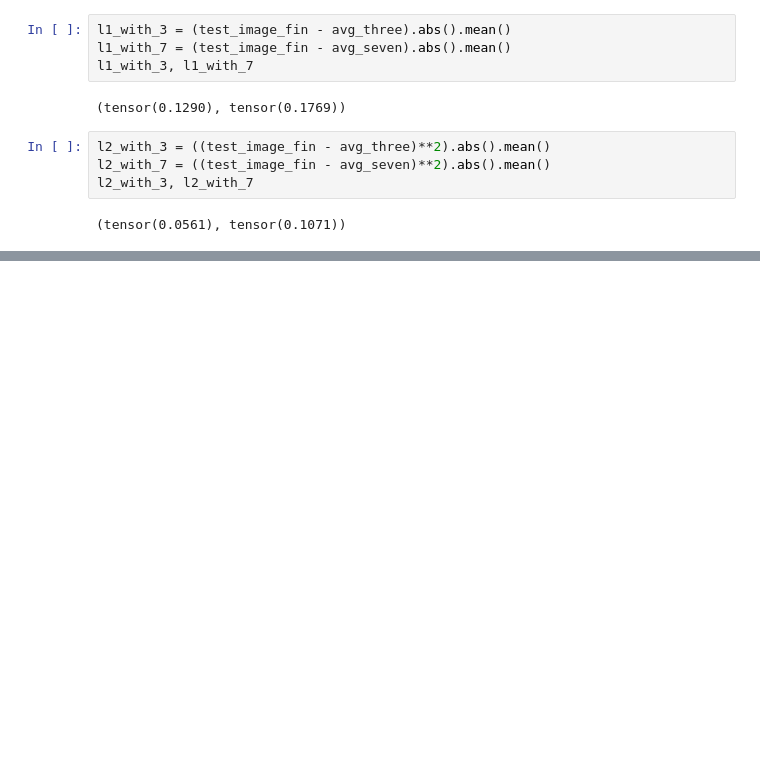
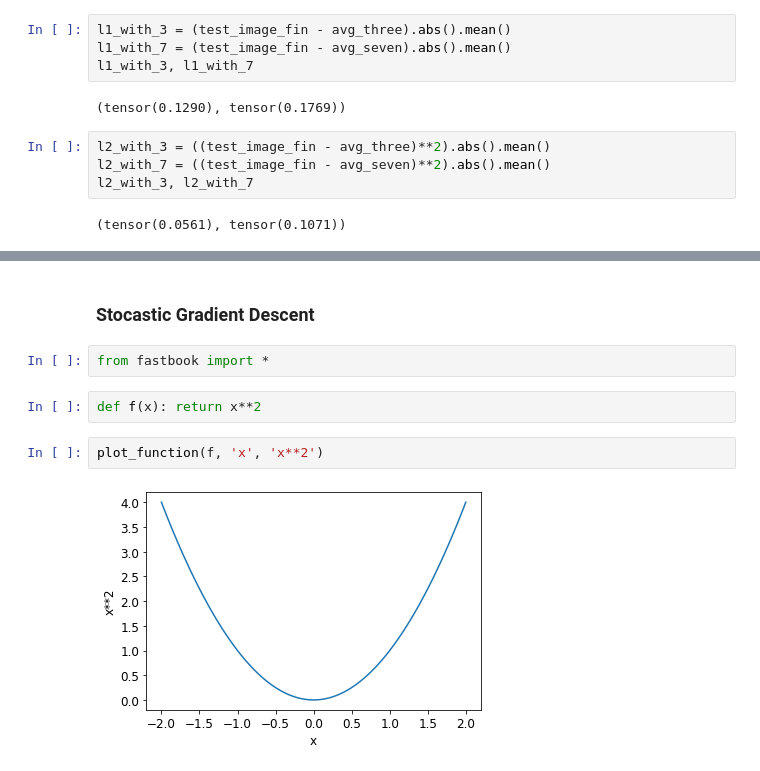
Before and after one commit to harsh1kumar/learning, a Jupyter notebook: fastai/03_mnist.ipynb, the cells around one changed output, grey strips where cells are left out. Saved outputs shown, nothing was run; the diff lists cells and outputs as text; blank space fills up the shorter version.

```diff
--- a/fastai/03_mnist.ipynb
+++ b/fastai/03_mnist.ipynb
@@ -147,0 +185,10 @@ l2_with_3, l2_with_7
+# %% [markdown]
+### Stocastic Gradient Descent
+# %%
+from fastbook import *
+# %%
+def f(x): return x**2
+# %%
+plot_function(f, 'x', 'x**2')
+# %% [output]
+[figure, added]
```
Also changed, not shown: parts of 42 cells of this notebook.
